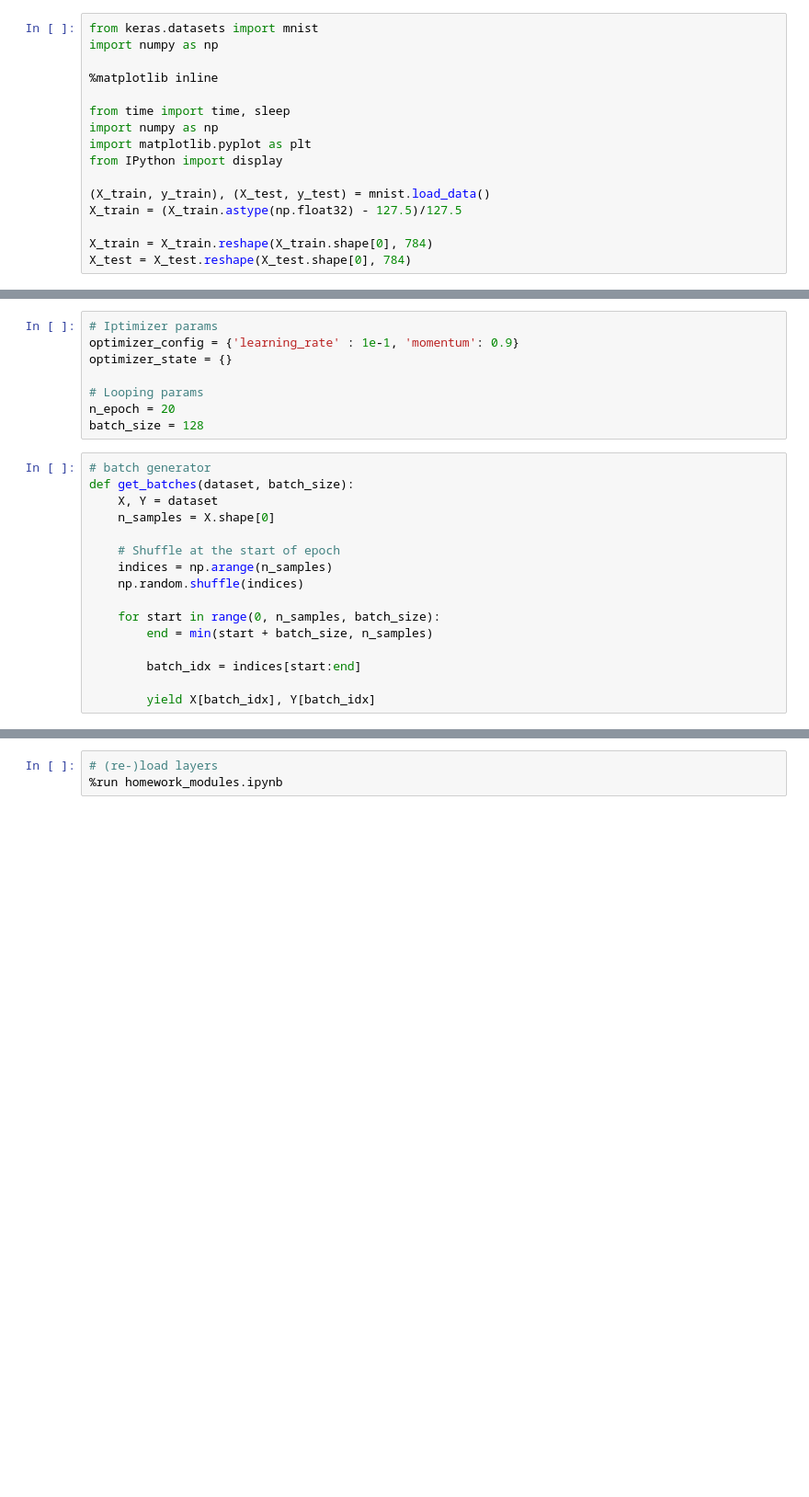
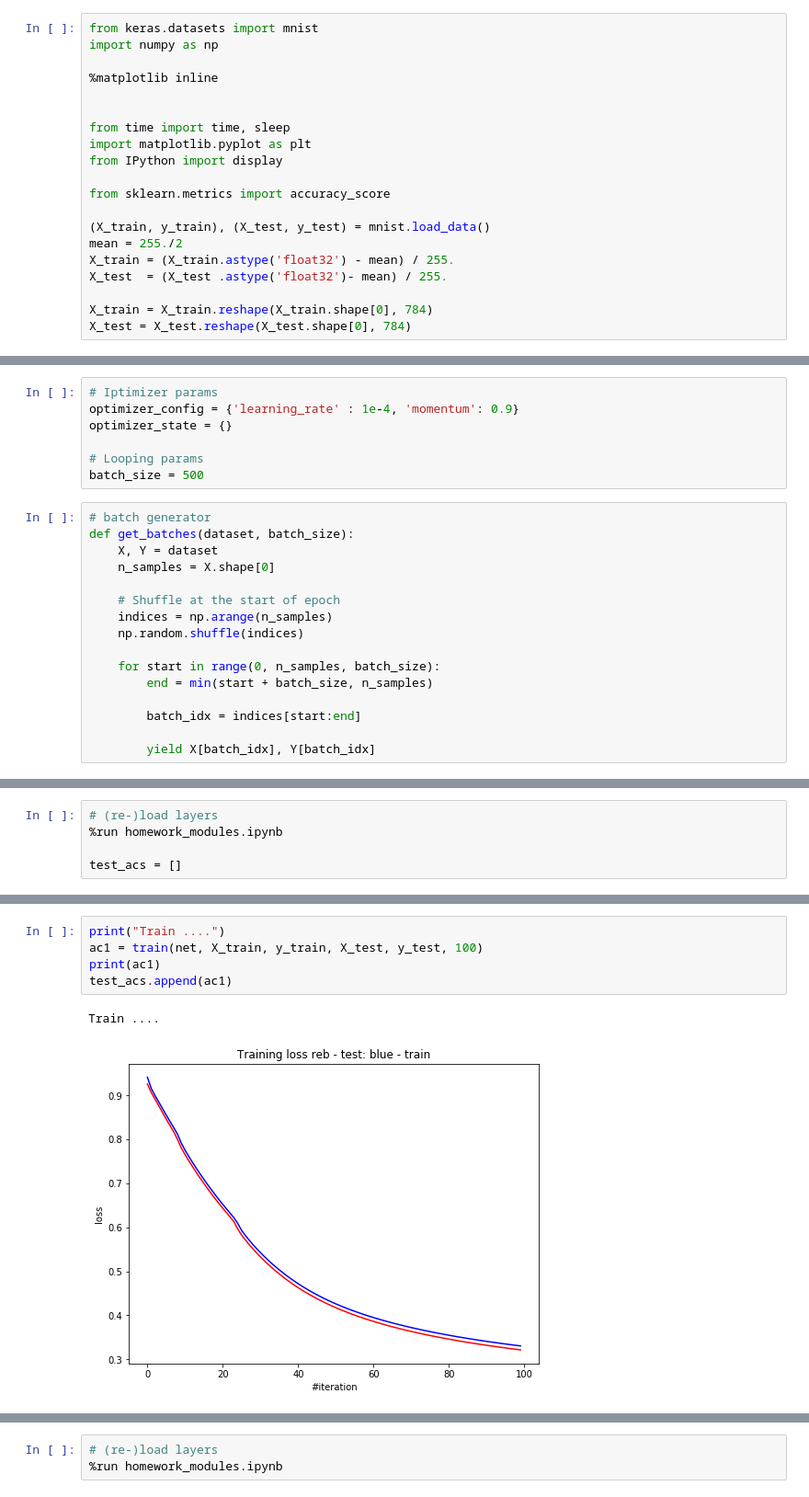
Before and after one commit to SKutukov/ML_experiments, a Jupyter notebook: MNIST.ipynb, the cells around one changed output, grey strips where cells are left out. Shown at 92% size. Drawn from its saved outputs; the diff is of its cells as text; blank space fills up the shorter version.

```diff
--- a/MNIST.ipynb
+++ b/MNIST.ipynb
@@ -4,13 +4,17 @@ import numpy as np
 
 %matplotlib inline
 
+
 from time import time, sleep
-import numpy as np
 import matplotlib.pyplot as plt
 from IPython import display
 
+from sklearn.metrics import accuracy_score
+
 (X_train, y_train), (X_test, y_test) = mnist.load_data()
-X_train = (X_train.astype(np.float32) - 127.5)/127.5
+mean = 255./2
+X_train = (X_train.astype('float32') - mean) / 255.
+X_test  = (X_test .astype('float32')- mean) / 255.
 
 X_train = X_train.reshape(X_train.shape[0], 784)
 X_test = X_test.reshape(X_test.shape[0], 784)
@@ -83,12 +88,11 @@ def sgd_momentum(x, dx, config, state):
 %run homework_modules.ipynb
 # %%
 # Iptimizer params
-optimizer_config = {'learning_rate' : 1e-1, 'momentum': 0.9}
+optimizer_config = {'learning_rate' : 1e-4, 'momentum': 0.9}
 optimizer_state = {}
 
 # Looping params
-n_epoch = 20
-batch_size = 128
+batch_size = 500
 # %%
 # batch generator
 def get_batches(dataset, batch_size):
@@ -143,0 +192,5 @@ def train(net, X_train, y_train, isPrint=False):
+# %%
+# (re-)load layers
+%run homework_modules.ipynb
+
+test_acs = []
@@ -143,0 +208,8 @@ def train(net, X_train, y_train, isPrint=False):
+# %%
+print("Train ....")
+ac1 = train(net, X_train, y_train, X_test, y_test, 100)
+print(ac1)
+test_acs.append(ac1)
+# %% [output]
+Train ....
+[figure, added]
```
Also changed, not shown: parts of 12 cells of this notebook, 2 other files.
